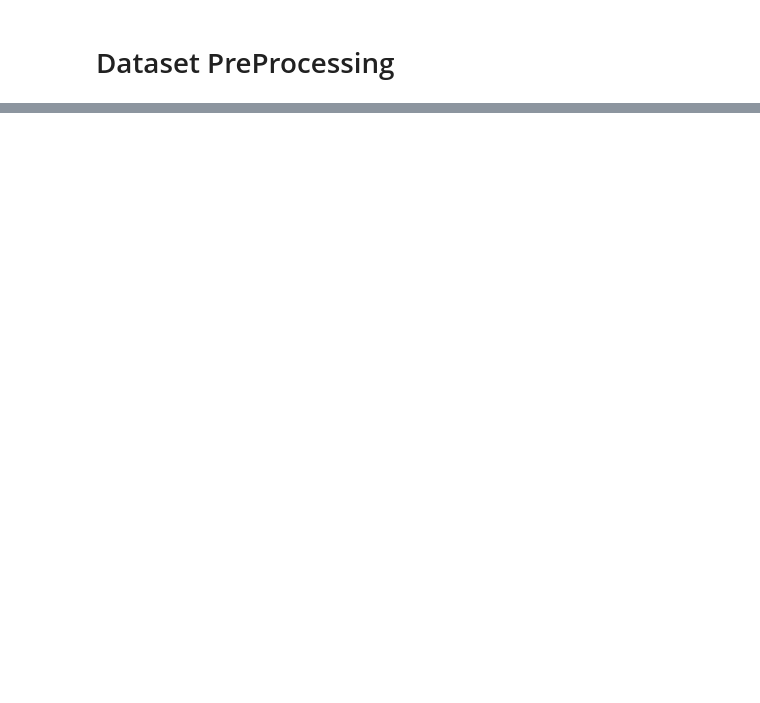
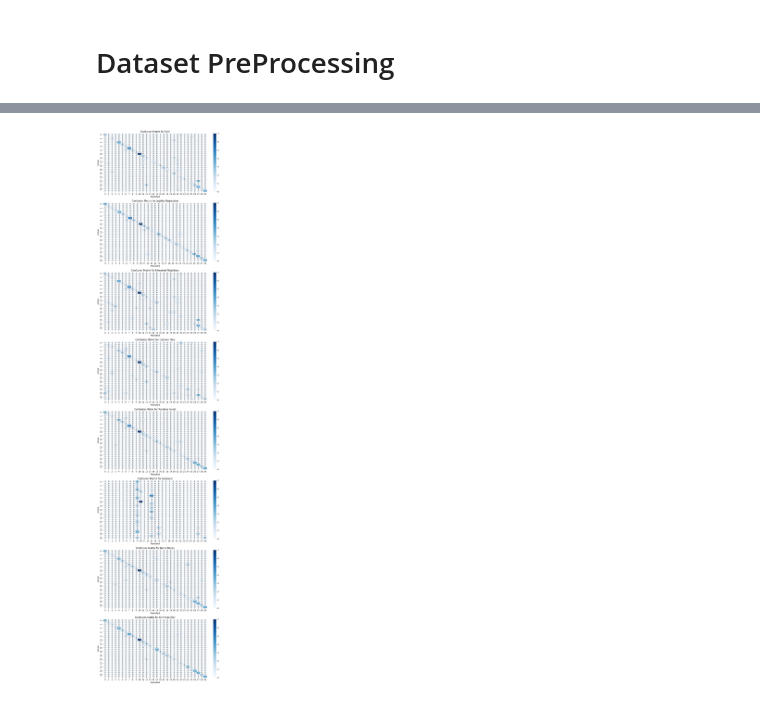
Before and after one commit to SheidaAbedpour/Plant-Leaf-Classification-Clustering, a Jupyter notebook: leaf_classification.ipynb, the cells around one changed output, grey strips where cells are left out. Drawn from its saved outputs; the diff is of its cells as text; code cells hidden in the pictures; blank space fills up the shorter version.

```diff
--- a/leaf_classification.ipynb
+++ b/leaf_classification.ipynb
@@ -164,0 +156,8 @@ df.head()
+# %%
+df_main = pd.read_csv('/content/drive/MyDrive/Colab Notebooks/leaf-classification/leaves.csv')
+df_features = pd.read_csv('/content/drive/MyDrive/Colab Notebooks/leaf-classification/features.csv')
+
+df_features.columns.values[0] = '1'
+df_features.columns.values[1] = '1.1'
+
+df_merged = pd.merge(df_main, df_features, on=['1', '1.1'])
@@ -168,3 +189,20 @@ df_label = df['1']
 # %% [markdown]
 # Dataset PreProcessing
+# %%
+df_x = df_main.drop(['1', '1.1'], axis='columns')
+df_label = df_main['1']
+
+x_train, x_test, y_train, y_test = train_test_split(df_x, df_label, test_size=0.2, shuffle=True, random_state=42)
+x_train, y_train = x_train.to_numpy(), y_train.to_numpy()
+x_test, y_test = x_test.to_numpy(), y_test.to_numpy()
+
+# Scale
+scaler = StandardScaler()
+x_train = scaler.fit_transform(x_train)
+x_test = scaler.transform(x_test)
+
+# Apply PCA
+pca = PCA(n_components=13)
+x_train = pca.fit_transform(x_train)
+x_test = pca.transform(x_test)
 # %%
@@ -194,8 +223,9 @@ classifiers = {
     'K-Nearest Neighbors': KNeighborsClassifier(n_neighbors=10),
     'Decision Tree': DecisionTreeClassifier(max_depth=10, random_state=42),
     'Random Forest': RandomForestClassifier(n_estimators=100, max_depth=10, random_state=42),
+    'Adaboost': AdaBoostClassifier(n_estimators=100),
     'Naive Bayes': GaussianNB(),
-    'MLP Classifier': MLPClassifier(hidden_layer_sizes=(100,100,100), max_iter=1000, random_state=42)
+    'MLP Classifier': MLPClassifier(hidden_layer_sizes=(32), max_iter=1000, random_state=42)
 }
 
 
@@ -240,12 +271,14 @@ results_df.sort_values(by='F1 Score', ascending=False)
 # %%
 
-# fig, axes = plt.subplots(len(classifiers), 1, figsize=(10, len(classifiers) * 5))
+fig, axes = plt.subplots(len(classifiers), 1, figsize=(10, len(classifiers) * 5))
 
-# for i, (name, conf_matrix) in enumerate(conf_matrices.items()):
-#     sns.heatmap(conf_matrix, annot=True, fmt='d', cmap='Blues', ax=axes[i])
-#     axes[i].set_title(f'Confusion Matrix for {name}')
-#     axes[i].set_xlabel('Predicted')
-#     axes[i].set_ylabel('Actual')
+for i, (name, conf_matrix) in enumerate(conf_matrices.items()):
+    sns.heatmap(conf_matrix, annot=True, fmt='d', cmap='Blues', ax=axes[i])
+    axes[i].set_title(f'Confusion Matrix for {name}')
+    axes[i].set_xlabel('Predicted')
+    axes[i].set_ylabel('Actual')
 
-# plt.tight_layout()
-# plt.show()
+plt.tight_layout()
+plt.show()
+# %% [output]
+[figure, added]
```
Also changed, not shown: parts of 12 cells of this notebook.
